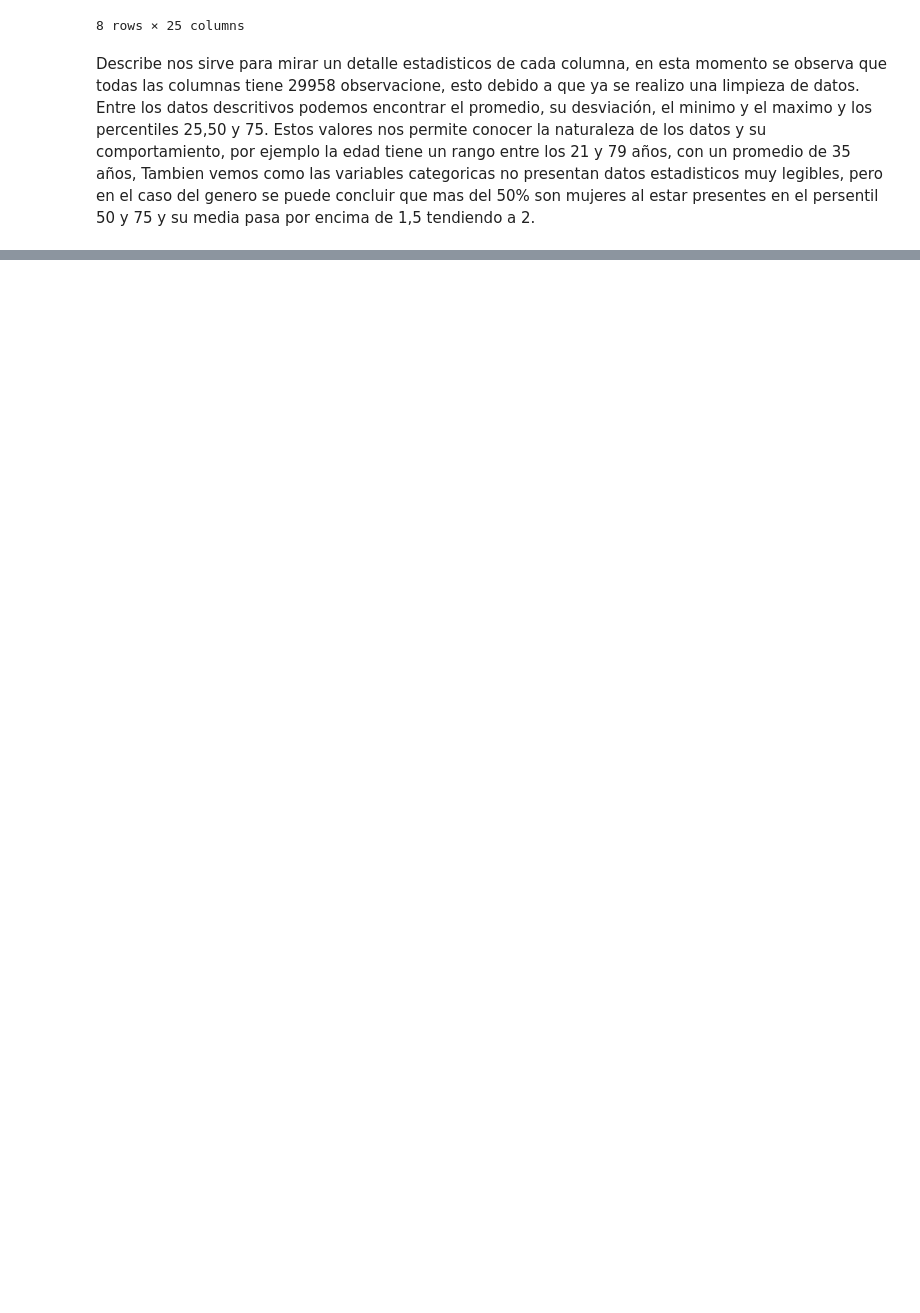
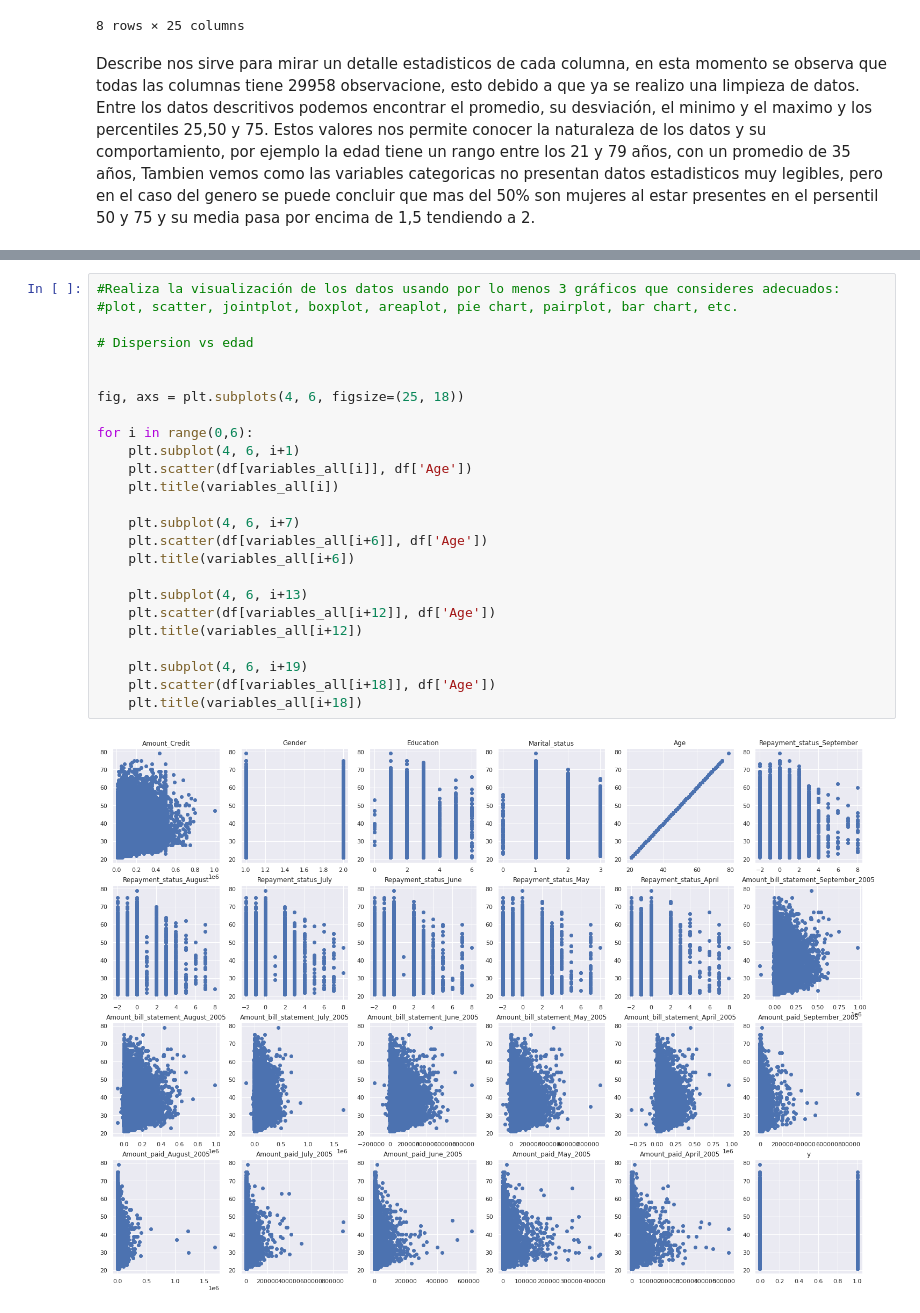
Before and after one commit to PosgradoMNA/actividades-de-aprendizaje-JersonDavidPerezContreras, a Jupyter notebook: Actividad_Semanal_6,_visualización.ipynb, the cells around one changed output, grey strips where cells are left out. Cells and saved outputs as stored; diff of their text form; blank space fills up the shorter version.

```diff
--- a/Actividad_Semanal_6,_visualización.ipynb
+++ b/Actividad_Semanal_6,_visualización.ipynb
@@ -229,0 +399,27 @@ Estos valores nos permite conocer la naturaleza de los datos y su comportamiento
+# %%
+#Realiza la visualización de los datos usando por lo menos 3 gráficos que consideres adecuados:
+#plot, scatter, jointplot, boxplot, areaplot, pie chart, pairplot, bar chart, etc.
+
+# Dispersion vs edad
+
+
+fig, axs = plt.subplots(4, 6, figsize=(25, 18))
+
+for i in range(0,6):
+    plt.subplot(4, 6, i+1)
+    plt.scatter(df[variables_all[i]], df['Age'])
+    plt.title(variables_all[i])
+
+    plt.subplot(4, 6, i+7)
+    plt.scatter(df[variables_all[i+6]], df['Age'])
+    plt.title(variables_all[i+6])
+
+    plt.subplot(4, 6, i+13)
+    plt.scatter(df[variables_all[i+12]], df['Age'])
+    plt.title(variables_all[i+12])
+
+    plt.subplot(4, 6, i+19)
+    plt.scatter(df[variables_all[i+18]], df['Age'])
+    plt.title(variables_all[i+18])
+# %% [output]
+[figure, added]
```
Also changed, not shown: parts of 16 cells of this notebook.
